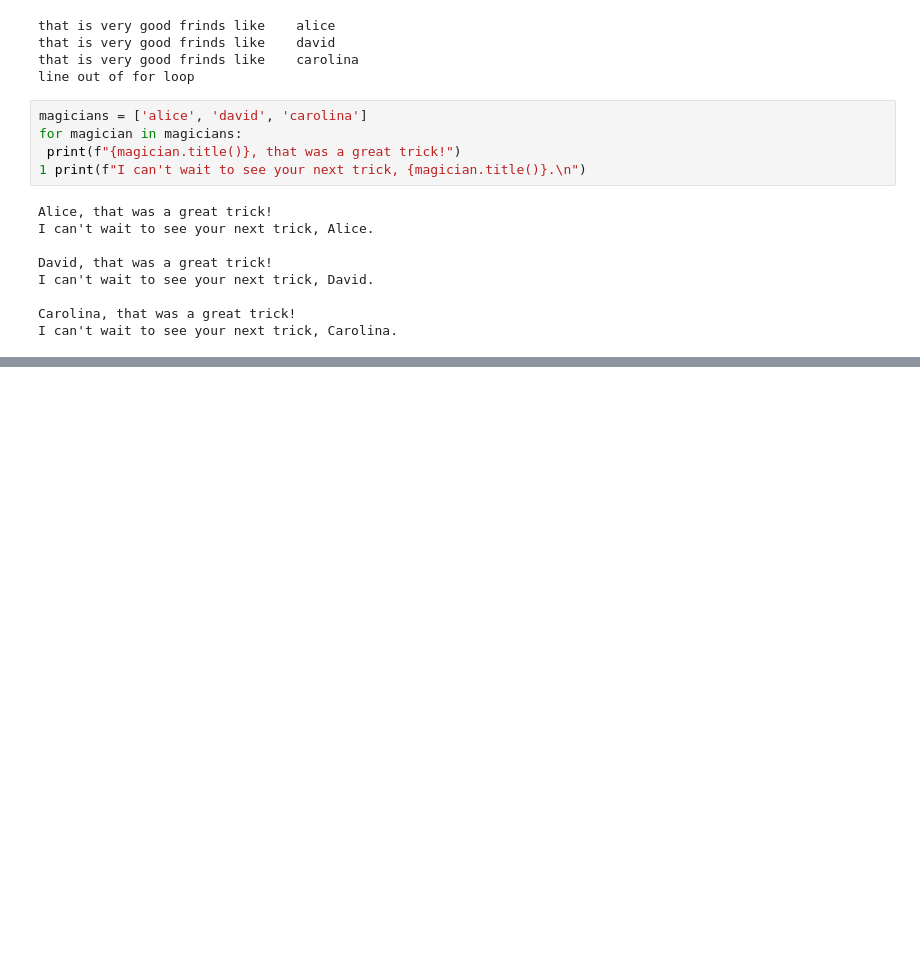
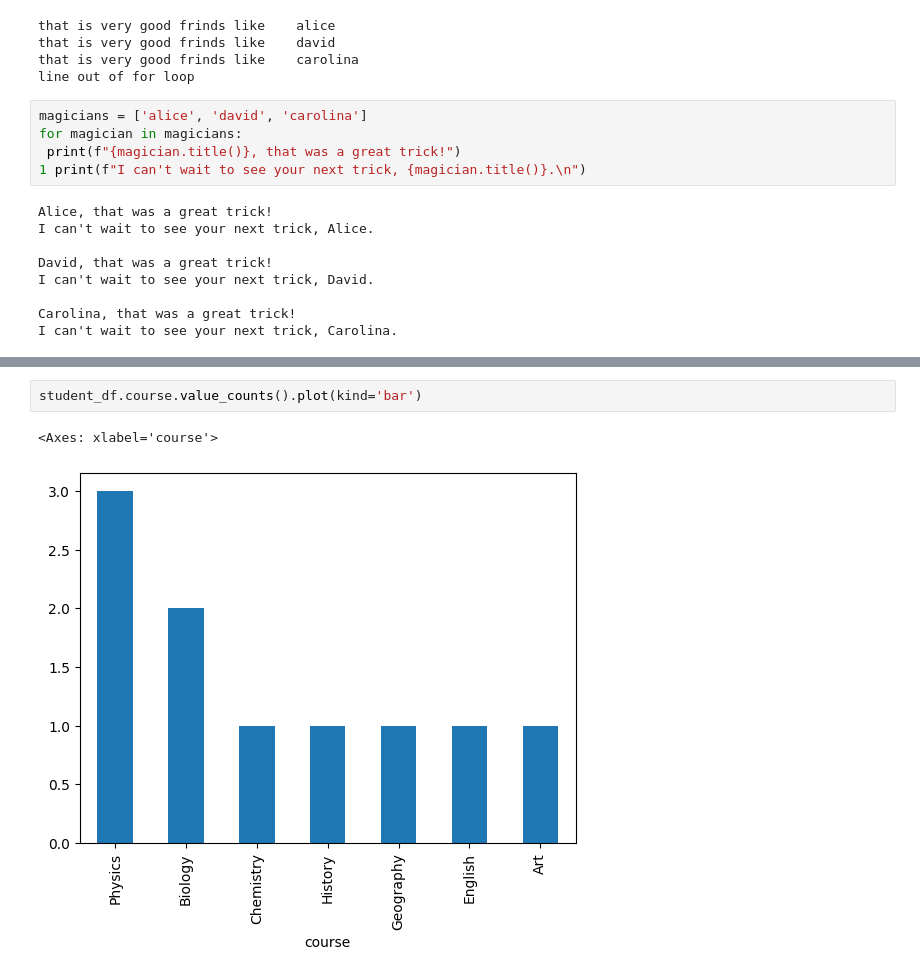
Before and after one commit to IamUmarRasheed/Python_learning, a Jupyter notebook: prac1.ipynb, the cells around one changed output, grey strips where cells are left out. Drawn from its saved outputs; the diff is of its cells as text; blank space fills up the shorter version.

```diff
--- a/prac1.ipynb
+++ b/prac1.ipynb
@@ -219,0 +2006,5 @@ I can't wait to see your next trick, Carolina.
+# %%
+student_df.course.value_counts().plot(kind='bar')
+# %% [output]
+<Axes: xlabel='course'>
+[figure, added]
```
Also changed, not shown: parts of 207 cells of this notebook, 16 other files.
